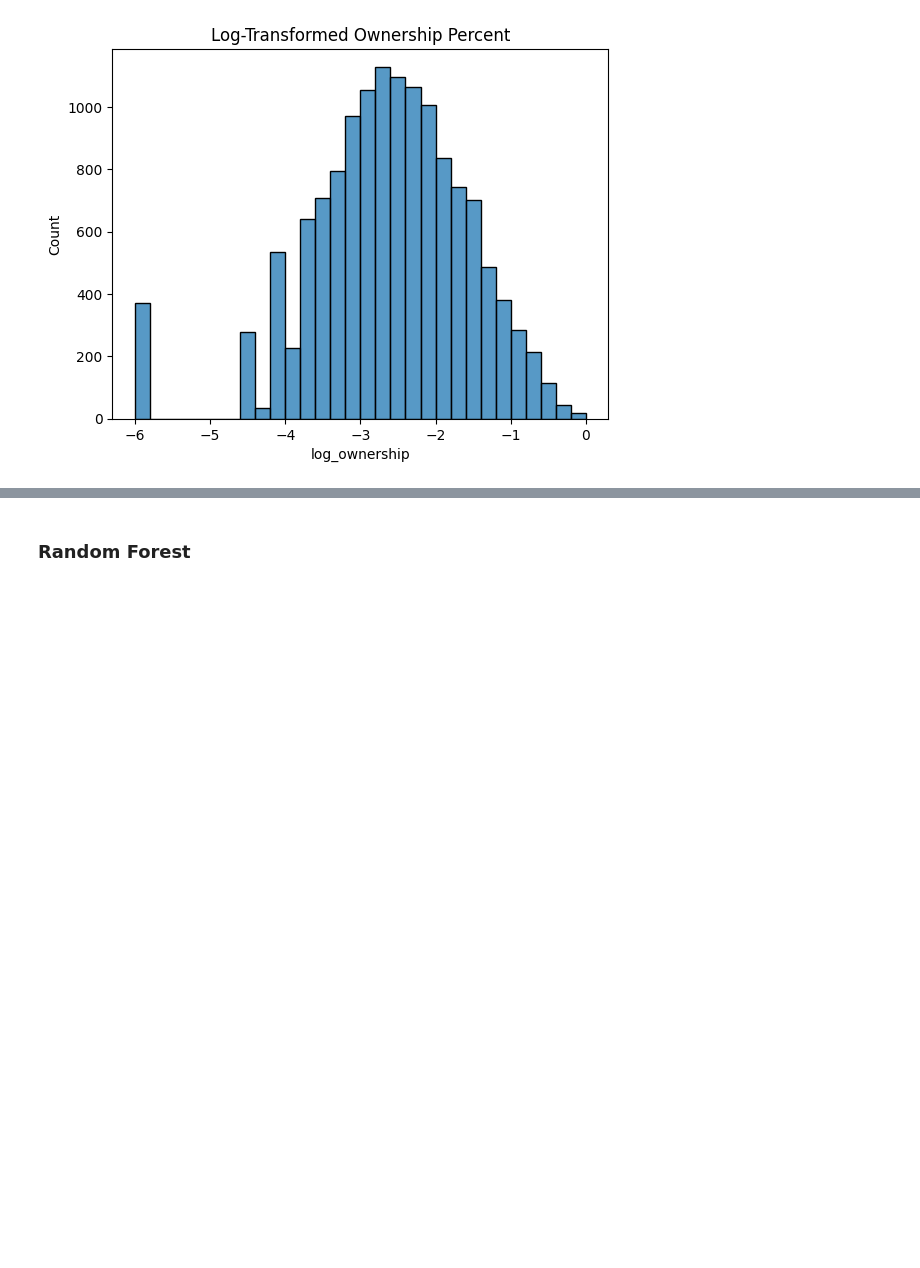
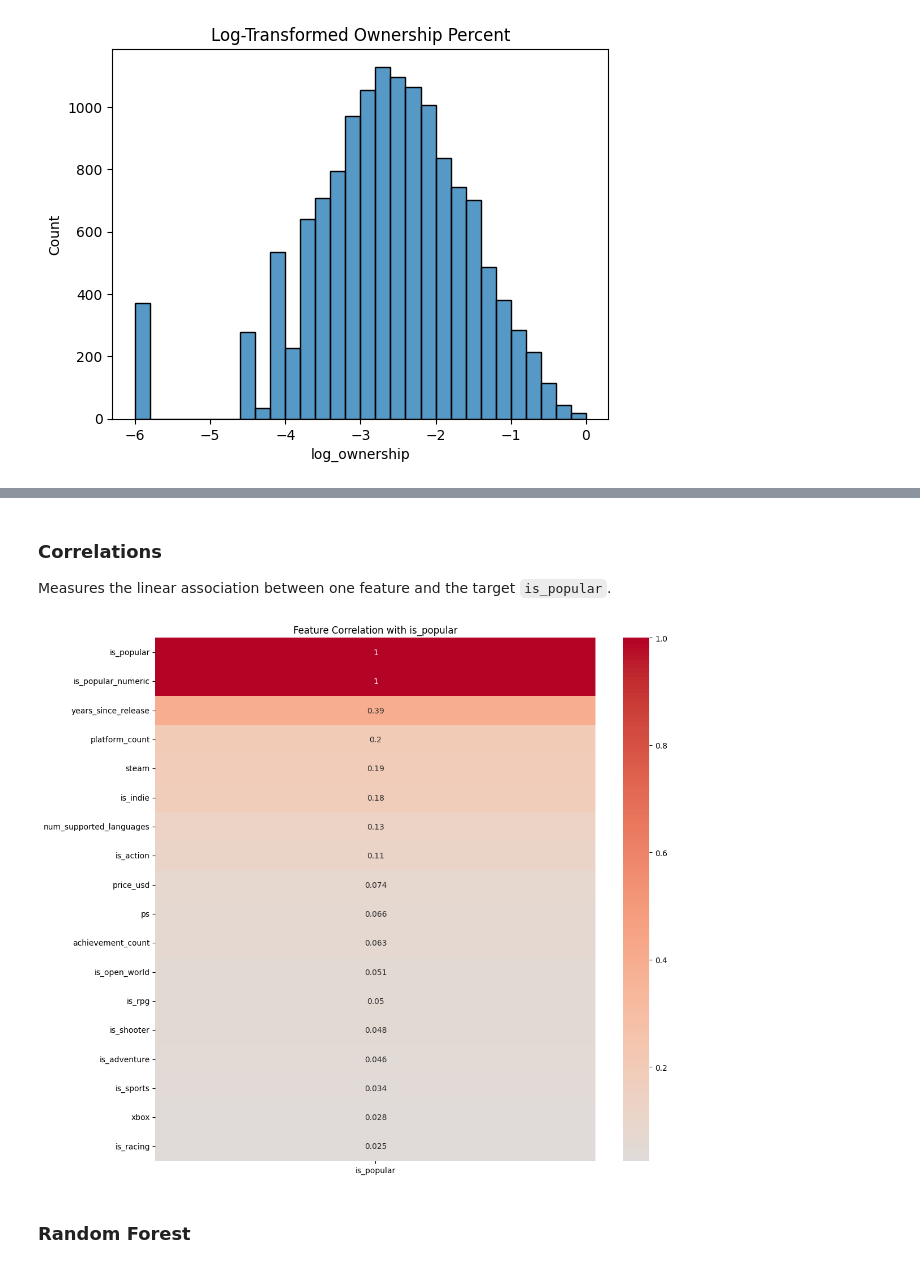
Before and after one commit to yfsongum/video_games_analysis_2025, a Jupyter notebook: SI_618_Project.ipynb, the cells around one changed output, grey strips where cells are left out. Saved outputs shown, nothing was run; the diff lists cells and outputs as text; code cells hidden in the pictures; blank space fills up the shorter version.

Commit message:
explored correlations between features and label

```diff
--- a/SI_618_Project.ipynb
+++ b/SI_618_Project.ipynb
@@ -3186 +3192,22 @@ df2.head()
+# %% [markdown]
+### Correlations
+
+Measures the linear association between one feature and the target `is_popular`.
+# %%
+# Heatmap visualizing the correlations between different features and is_popular
+df2["is_popular_numeric"] = df2["is_popular"].astype(int)
+
+corr_df = df2.drop(columns=["title", "ownership_percent", "log_ownership", "is_popular"])  # optionally exclude these
+corr_df["is_popular"] = df2["is_popular_numeric"]
+
+corr = corr_df.corr(numeric_only=True)
+
+plt.figure(figsize=(12, 10))
+sns.heatmap(corr[["is_popular"]].sort_values(by="is_popular", ascending=False),
+            annot=True, cmap="coolwarm", center=0)
+plt.title("Feature Correlation with is_popular")
+plt.tight_layout()
+plt.show()
+# %% [output]
+[figure, added]
 # %%
```
Also changed, not shown: parts of 5 cells of this notebook.
